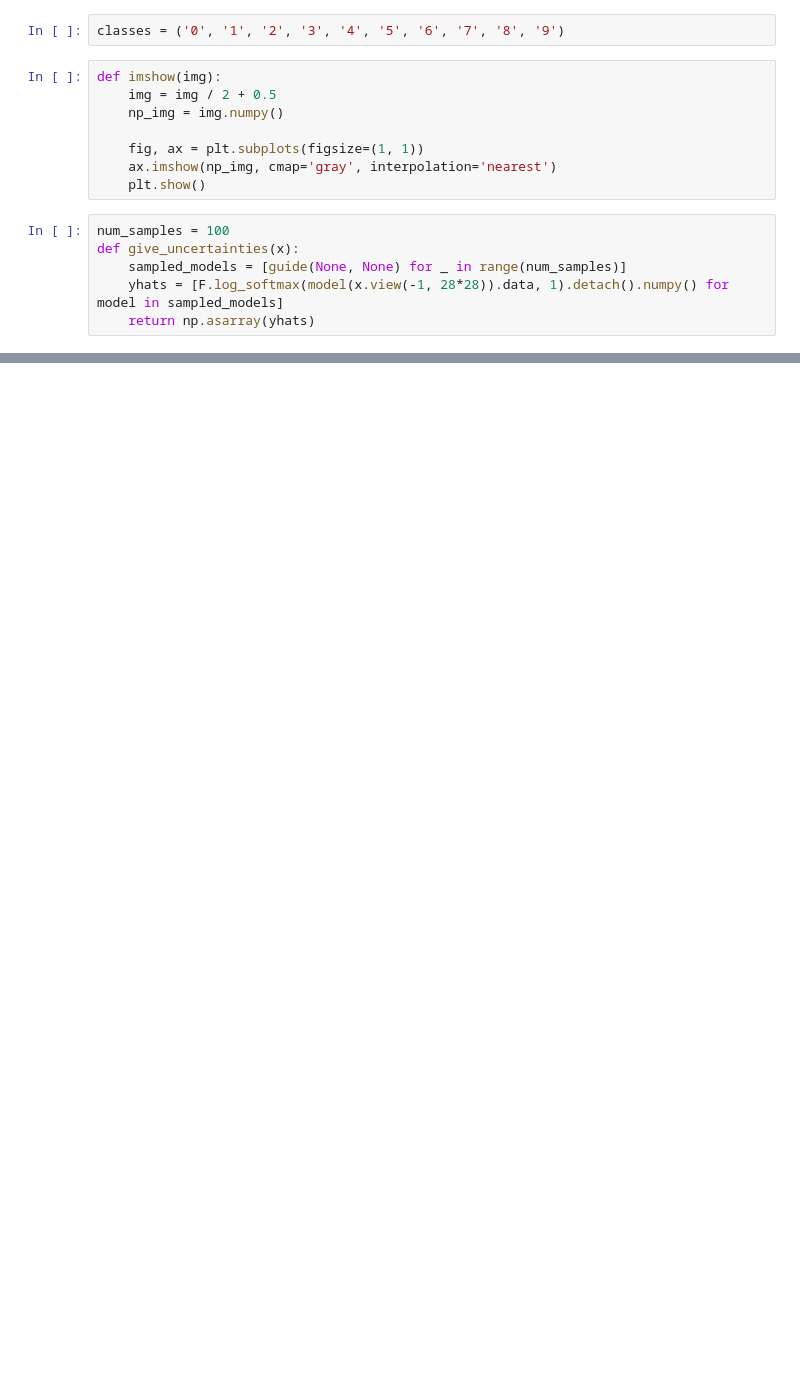
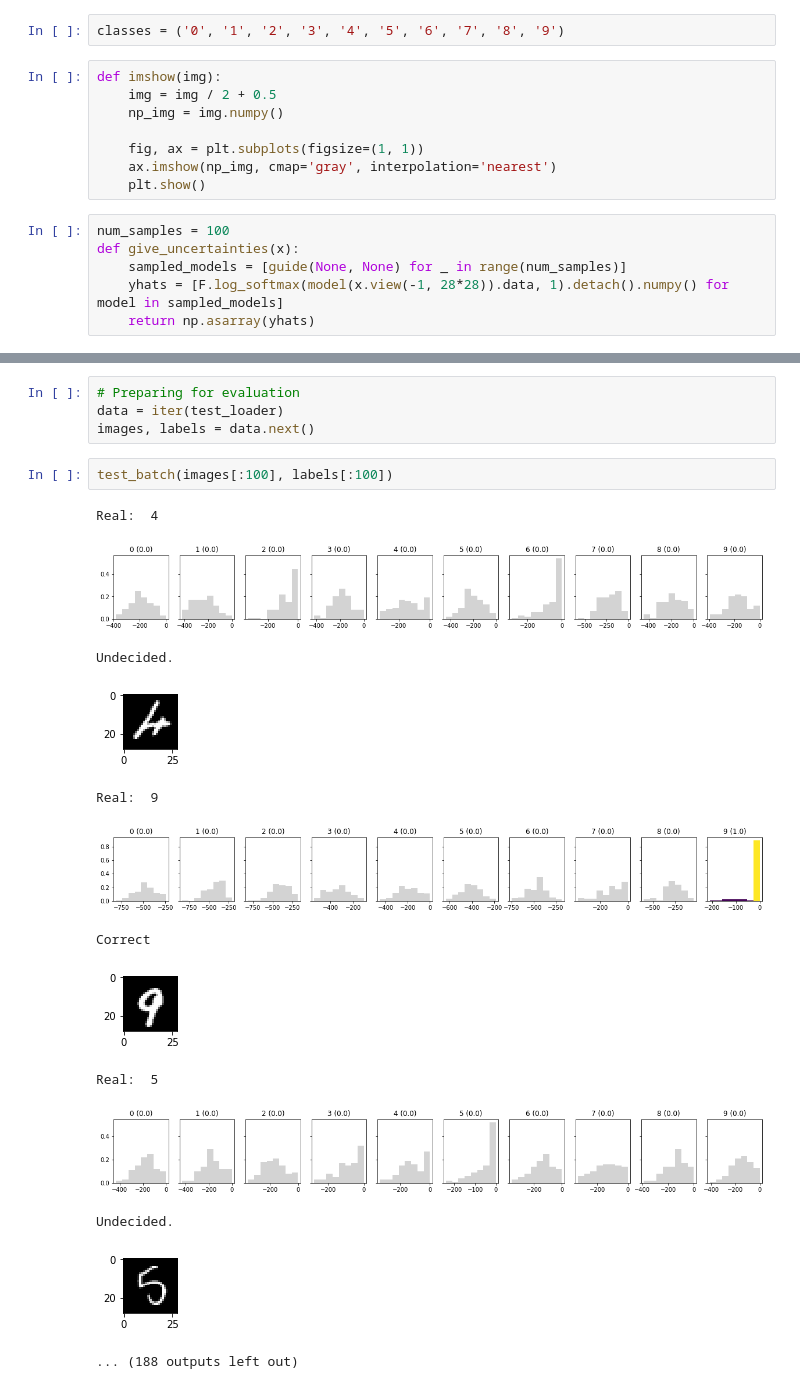
Before and after one commit to yl238/murphy-book, a Jupyter notebook: Pyro/Make-NN-say-I-dont-know.ipynb, the cells around one changed output, grey strips where cells are left out. Drawn from its saved outputs; the diff is of its cells as text; blank space fills up the shorter version.

```diff
--- a/Pyro/Make-NN-say-I-dont-know.ipynb
+++ b/Pyro/Make-NN-say-I-dont-know.ipynb
@@ -263,0 +267,20 @@ Accuracy when made predictions: 0 %
+# %%
+# Preparing for evaluation
+data = iter(test_loader)
+images, labels = data.next()
+# %%
+test_batch(images[:100], labels[:100])
+# %% [output]
+Real:  4
+[figure, added]
+Undecided.
+[figure, added]
+Real:  9
+[figure, added]
+Correct
+[figure, added]
+Real:  5
+[figure, added]
+Undecided.
+[figure, added]
+... (188 outputs left out)
```
Also changed, not shown: parts of 5 cells of this notebook, 8 other files.
